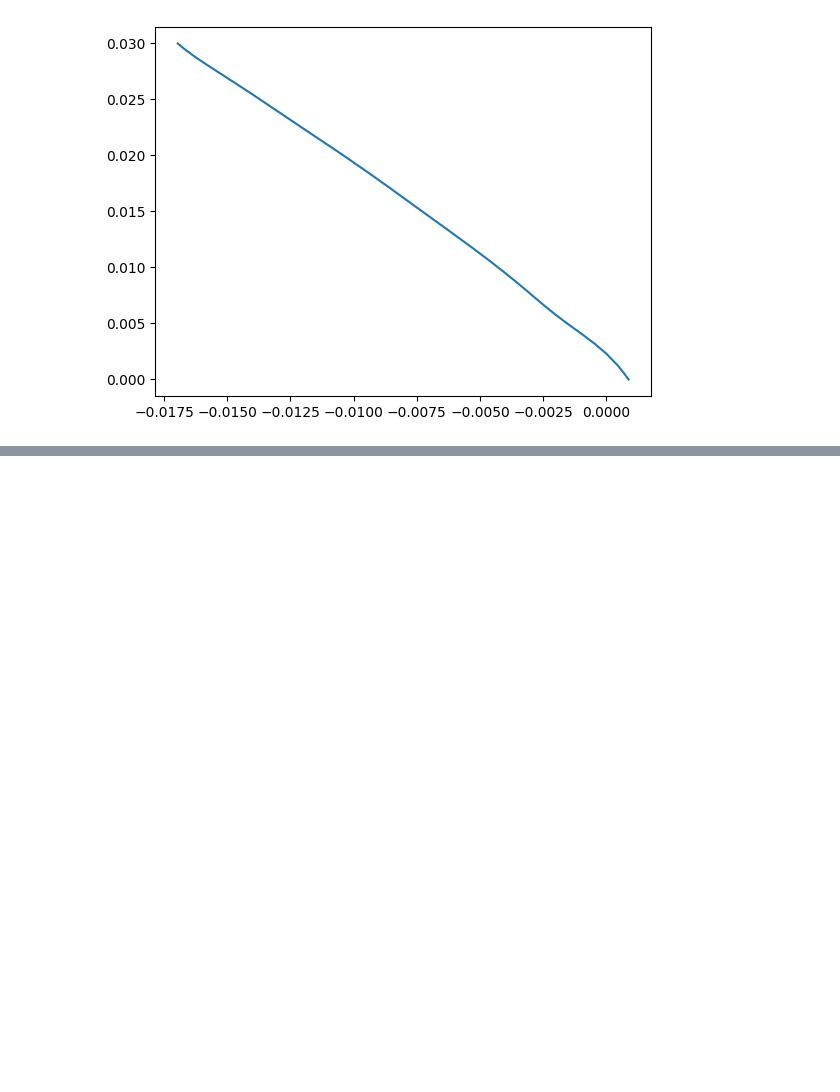
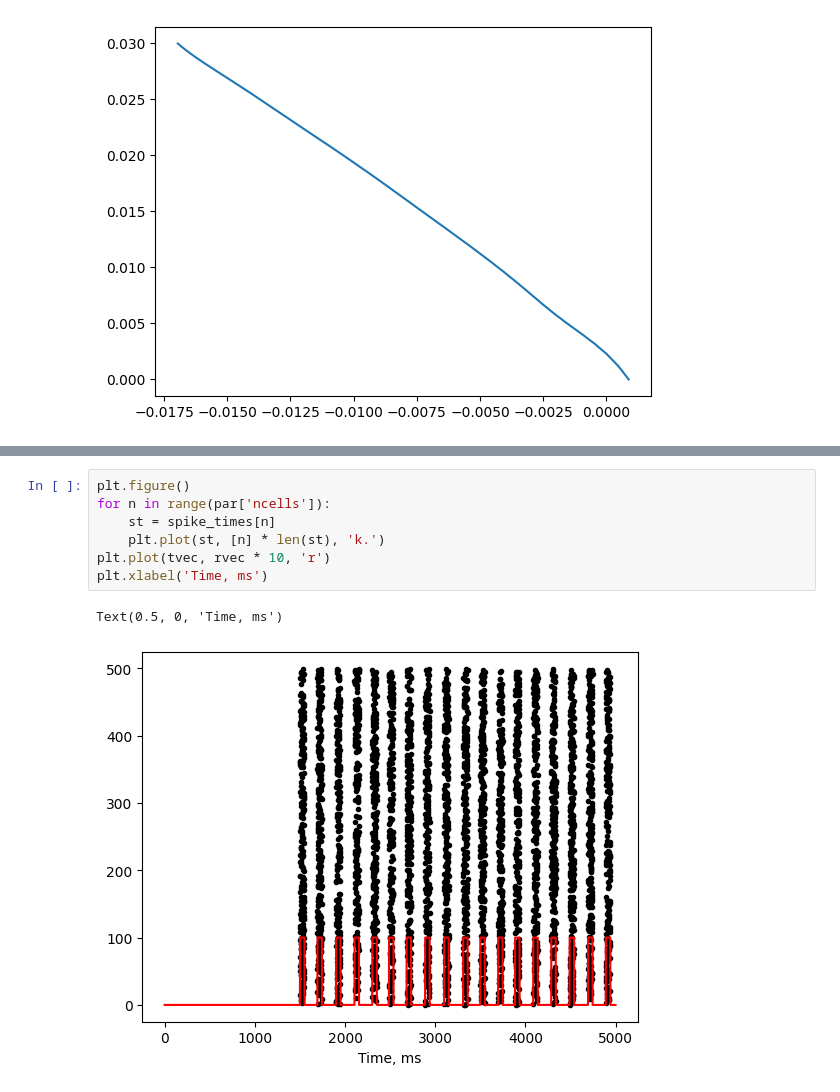
Before and after one commit to smcelroy97/A1, a Jupyter notebook: exp_configs/batch_i_ougrid_unconn_state1_nosub_wmult_0.1/explore_result.ipynb, the cells around one changed output, grey strips where cells are left out. Saved outputs shown, nothing was run; the diff lists cells and outputs as text; blank space fills up the shorter version.

```diff
--- a/exp_configs/batch_i_ougrid_unconn_state1_nosub_wmult_0.1/explore_result.ipynb
+++ b/exp_configs/batch_i_ougrid_unconn_state1_nosub_wmult_0.1/explore_result.ipynb
@@ -150,0 +221,10 @@ for c in cc.allsegs[0]:
+# %%
+plt.figure()
+for n in range(par['ncells']):
+    st = spike_times[n]
+    plt.plot(st, [n] * len(st), 'k.')
+plt.plot(tvec, rvec * 10, 'r')
+plt.xlabel('Time, ms')
+# %% [output]
+Text(0.5, 0, 'Time, ms')
+[figure, added]
```
Also changed, not shown: parts of 9 cells of this notebook, 2 other files.
